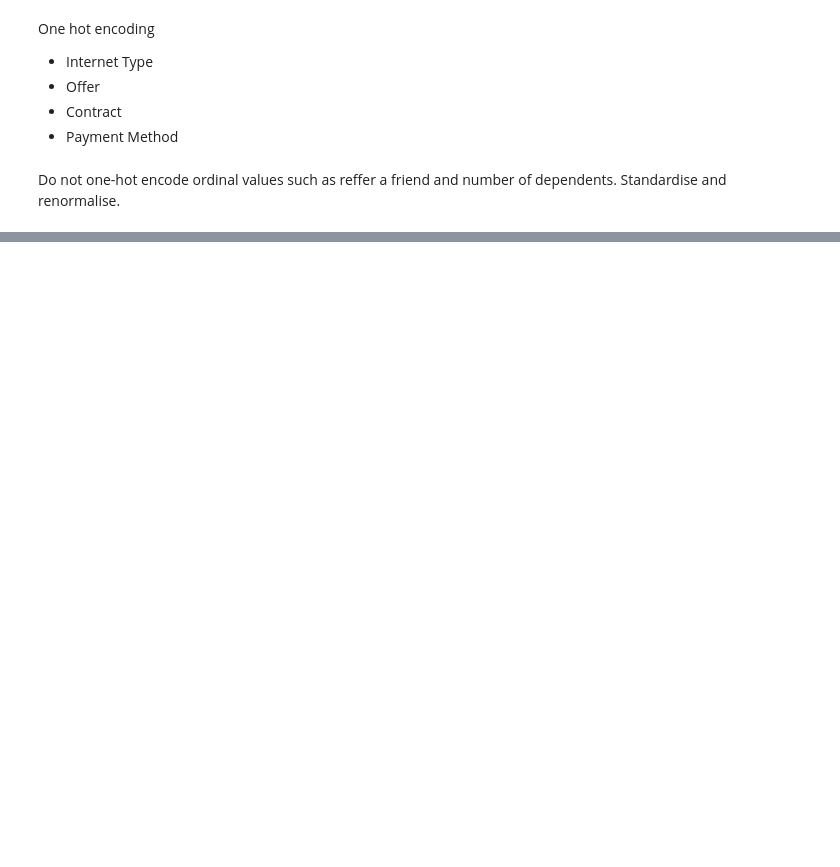
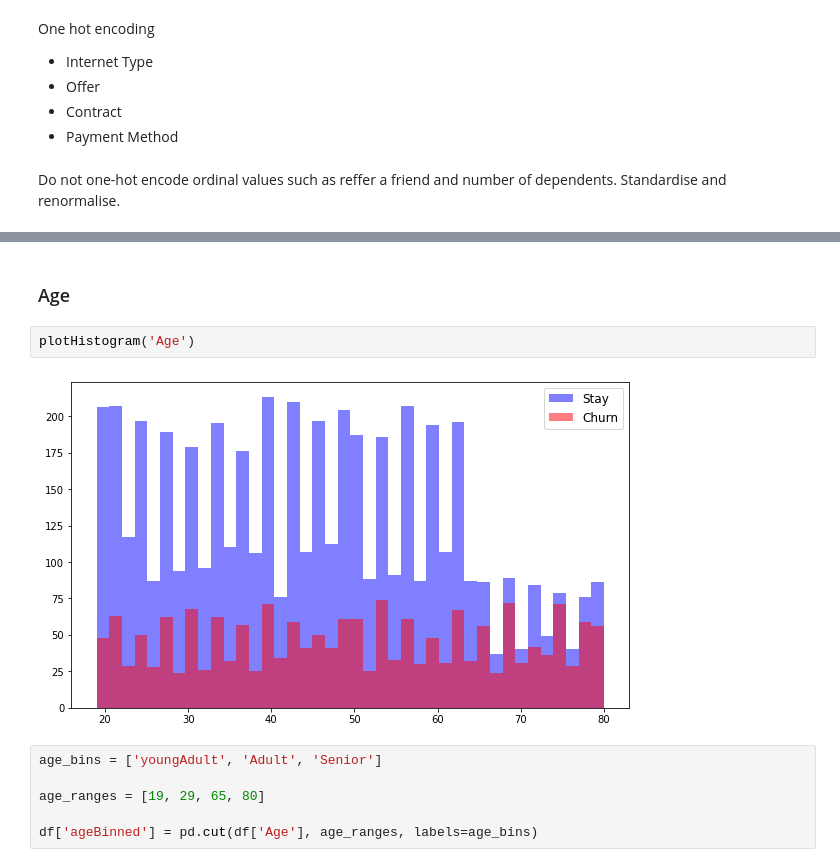
Before and after one commit to lucienwalewski/cse204project, a Jupyter notebook: src/preprocessing.ipynb, the cells around one changed output, grey strips where cells are left out. Saved outputs shown, nothing was run; the diff lists cells and outputs as text; blank space fills up the shorter version.

Commit message:
Updated preprocessing. Added one hot encodings and binned values

```diff
--- a/src/preprocessing.ipynb
+++ b/src/preprocessing.ipynb
@@ -534,0 +609,12 @@ plt.imshow(df.corr())
+# %% [markdown]
+### Age
+# %%
+plotHistogram('Age')
+# %% [output]
+[figure, added]
+# %%
+age_bins = ['youngAdult', 'Adult', 'Senior']
+
+age_ranges = [19, 29, 65, 80]
+
+df['ageBinned'] = pd.cut(df['Age'], age_ranges, labels=age_bins)
```
Also changed, not shown: parts of 41 cells of this notebook.
